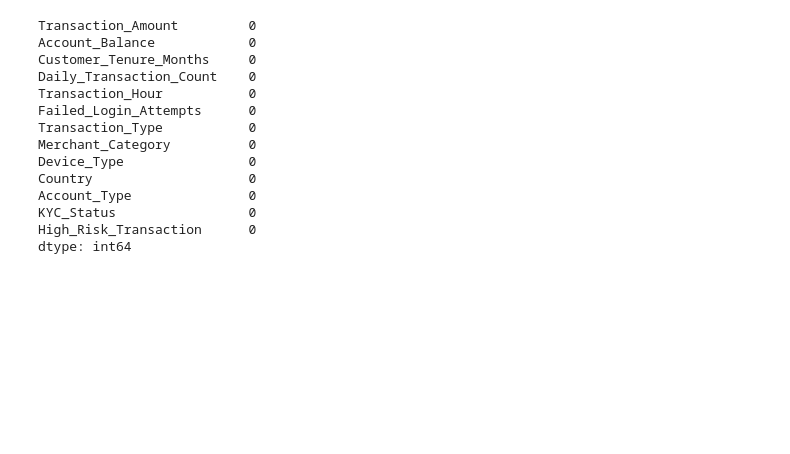
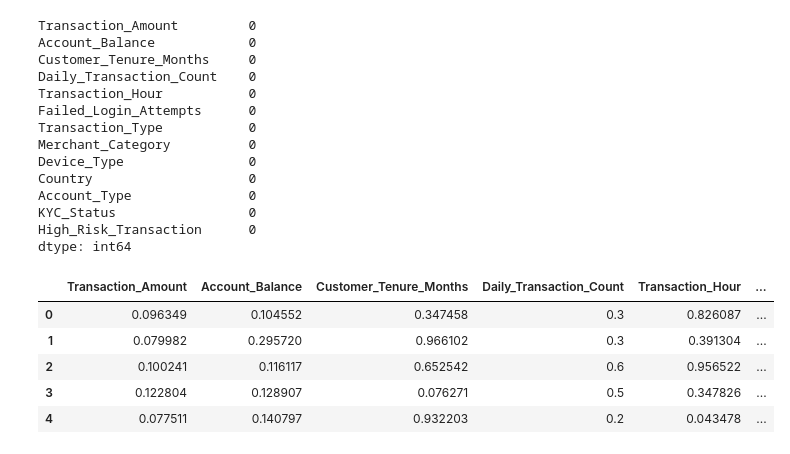
Before and after one commit to Md-Maruf-1727/Machine-Learning-Algorithms, a Jupyter notebook: Decision Tree/Fraud detection model/code.ipynb, the cells around one changed output. Saved outputs shown, nothing was run; the diff lists cells and outputs as text; code cells hidden in the pictures; blank space fills up the shorter version.

```diff
--- a/Decision Tree/Fraud detection model/code.ipynb
+++ b/Decision Tree/Fraud detection model/code.ipynb
@@ -80,0 +88,9 @@ S
+# %%
+df.head()
+# %% [output]
+|  | Transaction_Amount | Account_Balance | Customer_Tenure_Months | Daily_Transaction_Count | Transaction_Hour | ... |
+| 0 | 0.096349 | 0.104552 | 0.347458 | 0.3 | 0.826087 | ... |
+| 1 | 0.079982 | 0.295720 | 0.966102 | 0.3 | 0.391304 | ... |
+| 2 | 0.100241 | 0.116117 | 0.652542 | 0.6 | 0.956522 | ... |
+| 3 | 0.122804 | 0.128907 | 0.076271 | 0.5 | 0.347826 | ... |
+| 4 | 0.077511 | 0.140797 | 0.932203 | 0.2 | 0.043478 | ... |
```
Also changed, not shown: parts of 3 cells of this notebook.
